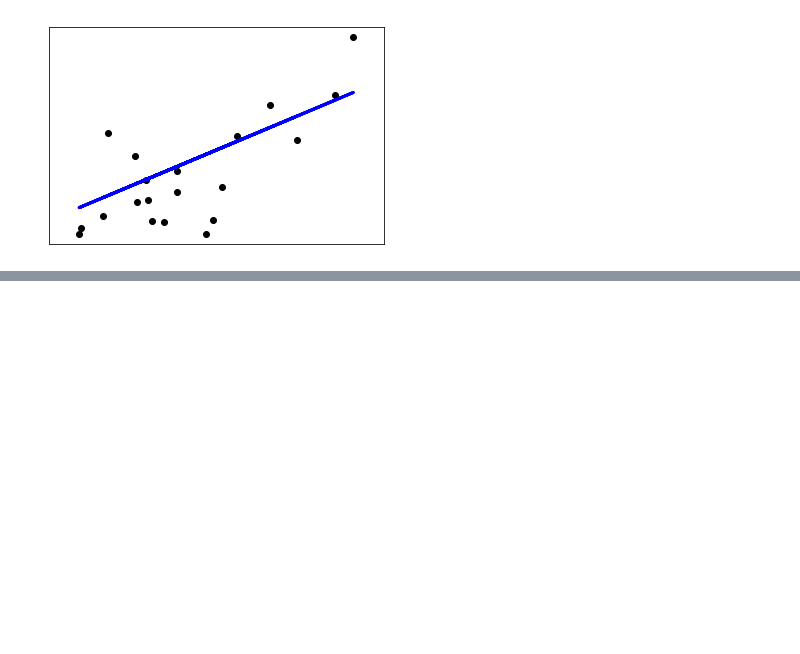
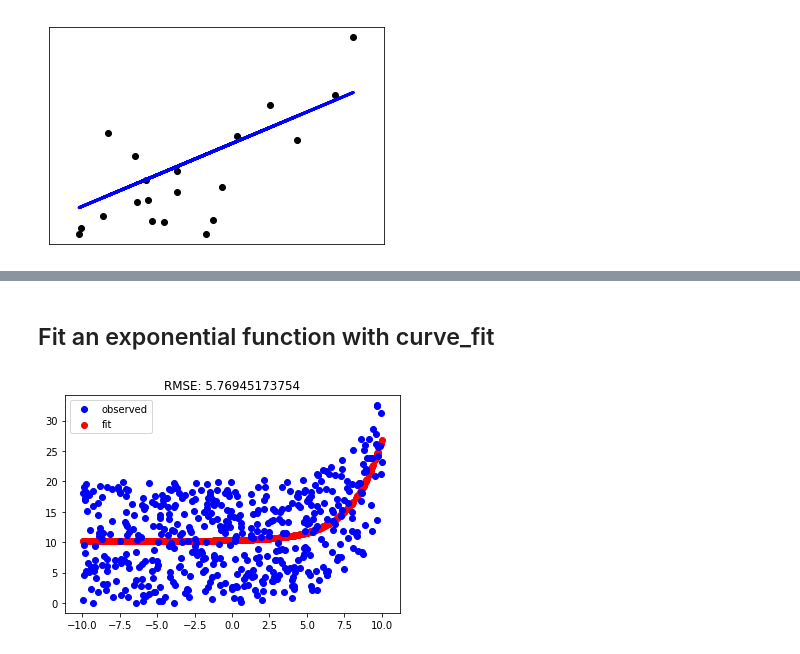
Before and after one commit to ThatGuyWithTheHat/Py_Jupyter, a Jupyter notebook: 17_Linear_Regression.ipynb, the cells around one changed output, grey strips where cells are left out. Drawn from its saved outputs; the diff is of its cells as text; code cells hidden in the pictures; blank space fills up the shorter version.

```diff
--- a/17_Linear_Regression.ipynb
+++ b/17_Linear_Regression.ipynb
@@ -57,0 +107,28 @@ Variance score: 0.47
+# %% [markdown]
+##  Fit an exponential function with curve_fit
+# %%
+# http://nbviewer.jupyter.org/github/mbakker7/exploratory_computing_with_python/tree/master/
+
+%matplotlib inline
+
+import matplotlib.pyplot as plt
+import numpy as np
+from scipy.optimize import curve_fit
+
+x = 10 - 20*np.random.random((500))
+y = 0.1*np.exp(x/2) + 20*np.random.random((500))
+
+def func(x, A, a, b):
+    y = A * np.exp(a * x) + b
+    return y
+
+popt, pcov = curve_fit(func, x, y)
+yfit = func(x, *popt)
+plt.figure()
+plt.plot(x, y, 'bo', label='observed')
+plt.scatter(x, yfit, c='r', label='fit')
+plt.legend(loc='best')
+rmse2 = np.sqrt(np.sum((yfit - y) ** 2) / len(y))
+plt.title('RMSE: '+str(rmse2));
+# %% [output]
+[figure, added]
```
Also changed, not shown: parts of 4 cells of this notebook, 1 other file.
